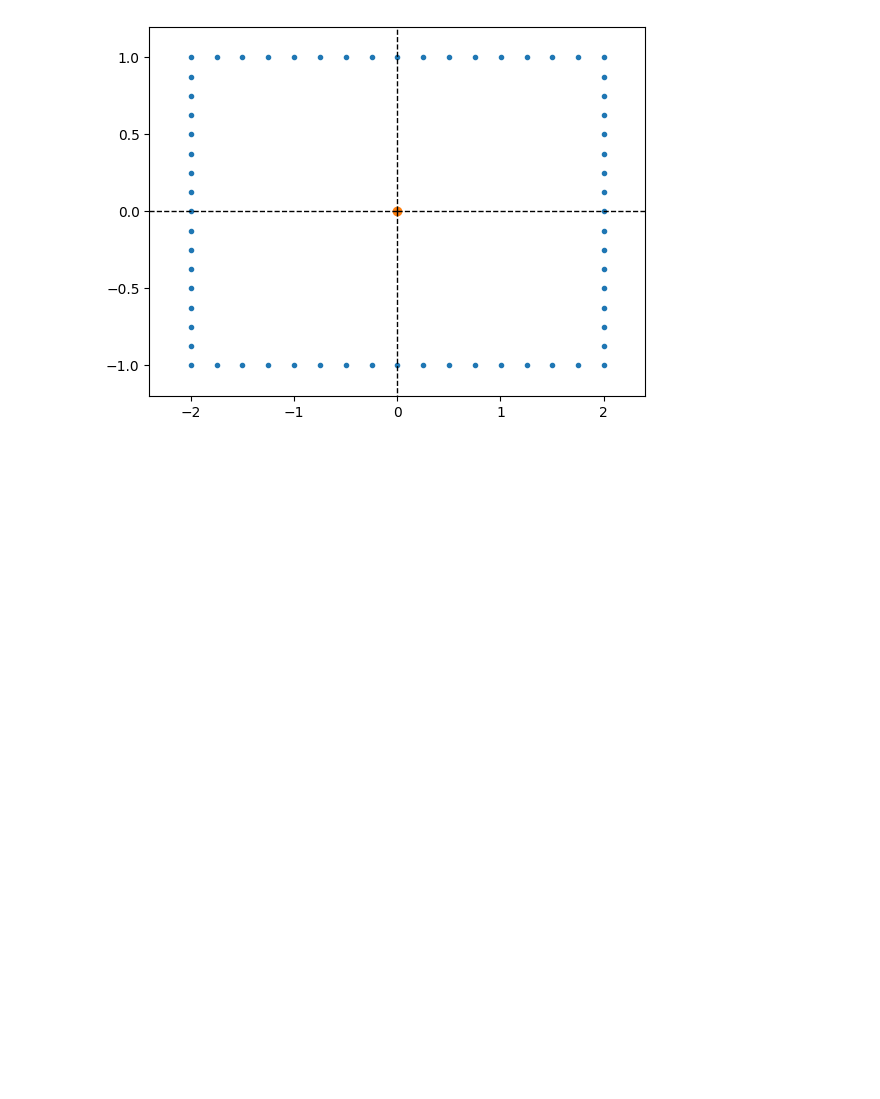
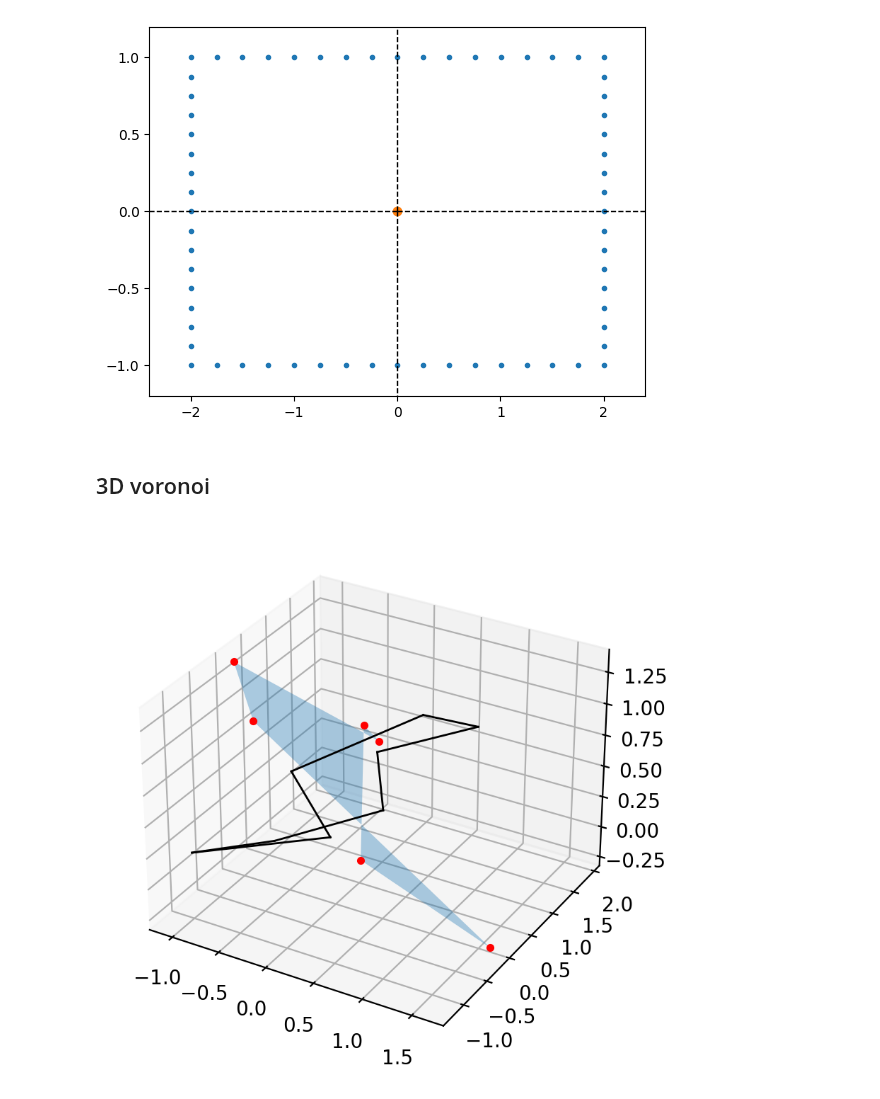
Before and after one commit to medial-ax/medial-ax, a Jupyter notebook: voronoi.ipynb, the cells around one changed output. Saved outputs shown, nothing was run; the diff lists cells and outputs as text; code cells hidden in the pictures; blank space fills up the shorter version.

```diff
--- a/voronoi.ipynb
+++ b/voronoi.ipynb
@@ -28,3 +28,37 @@ fig = voronoi_plot_2d(vor)
 plt.show()
 # %% [output]
 [figure]
+# %% [markdown]
+## 3D voronoi
+# %%
+example = ex.weirdshape
+complex = inp.read_obj(example.filename)
+coords = np.array([s.coords for s in complex.vertlist])
+
+vor = Voronoi(coords, furthest_site=False)
+
+fig, ax = plt.subplots(subplot_kw={"projection": "3d", "computed_zorder": False})
+fig.set_dpi(200)
+
+for edge in complex.edgelist:
+    p = complex.vertlist[edge.boundary[0]].coords
+    q = complex.vertlist[edge.boundary[1]].coords
+    ax.plot([p[0], q[0]], [p[1], q[1]], [p[2], q[2]], color="black", linewidth=1)
+
+for row in vor.vertices:
+    ax.plot(row[0], row[1], row[2], "o", color="red", markersize=3)
+
+
+from mpl_toolkits.mplot3d.art3d import Poly3DCollection
+regions = vor.regions
+for reg in regions:
+    if reg == []:
+        continue
+    asd = vor.vertices[reg if reg[0] != -1 else reg[1:]]
+    xs = asd[:, 0]
+    ys = asd[:, 1]
+    zs = asd[:, 2]
+    verts = [list(zip(xs, ys, zs))]
+    ax.add_collection3d(Poly3DCollection(verts, alpha = 0.2)) # type: ignore
+# %% [output]
+[figure, added]
```
Also changed, not shown: parts of 1 cell of this notebook, 3 other files.
